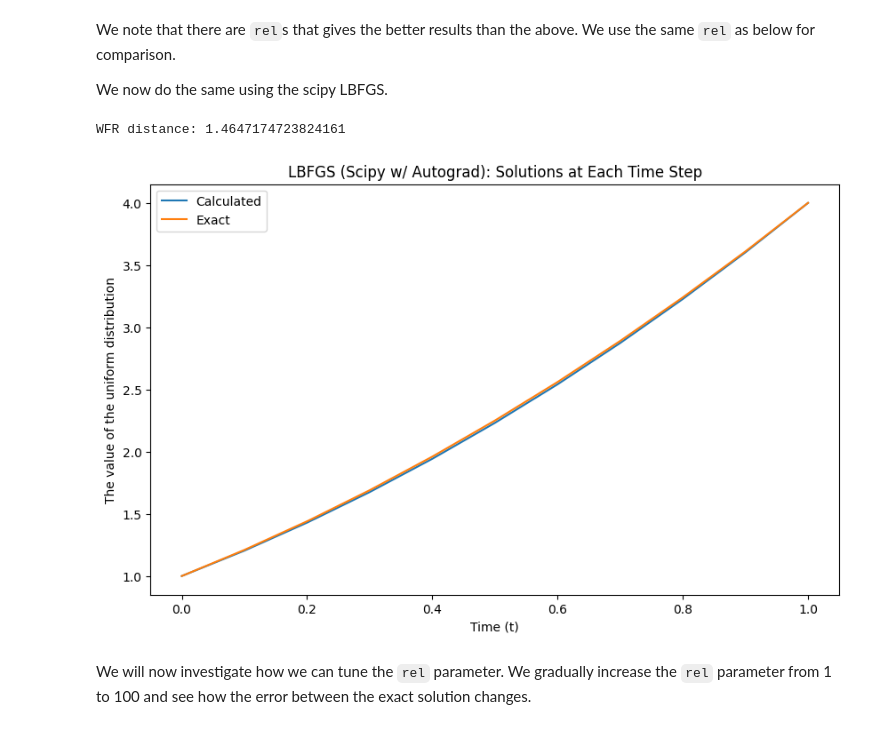
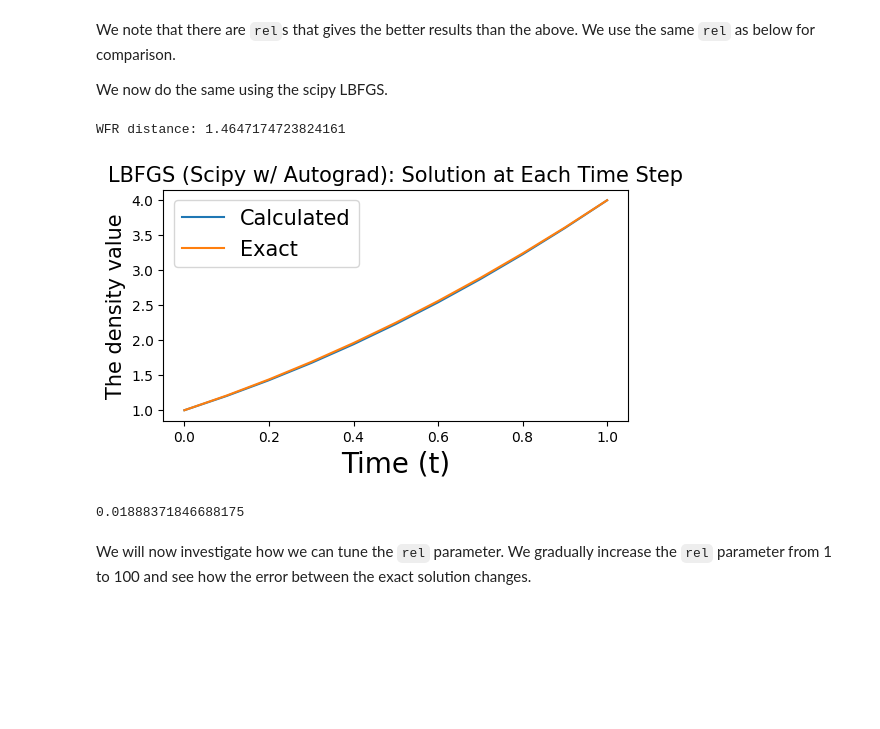
Before and after one commit to mao1756/pdot, a Jupyter notebook: exploratory/wfr_unconstrained_test.ipynb, the cells around one changed output. Cells and saved outputs as stored; diff of their text form; code cells hidden in the pictures; blank space fills up the shorter version.

```diff
--- a/exploratory/wfr_unconstrained_test.ipynb
+++ b/exploratory/wfr_unconstrained_test.ipynb
@@ -139,36 +139,40 @@ We now do the same using the scipy LBFGS.
 # %%
 T = 10
 N = 10
 p1 = np.ones(N)
 p2 = 4*p1
 
 wfr, p, v, z = wfr_grid_scipy(p1,
                             p2,
                             delta=1,
                             rel=70,
                             T=T)
 
 print('WFR distance:', wfr)
 
-# Convert the tensor to a NumPy array
 
 # Create the spatial grid
 t = np.linspace(0, 1, T+1)  # Spatial points
 
 # Plotting
-plt.figure(figsize=(10, 6))
+plt.figure(figsize=(6, 3))
 
 plt.plot(t, p[:, 0], label = 'Calculated')
 plt.plot(t, (t+1)**2, label = 'Exact')
 
-plt.xlabel('Time (t)')
-plt.ylabel('The value of the uniform distribution')
-plt.title('LBFGS (Scipy w/ Autograd): Solutions at Each Time Step')
-plt.legend()
+
+plt.xlabel('Time (t)', fontsize = '20')
+plt.ylabel('The density value', fontsize = '15')
+plt.title('LBFGS (Scipy w/ Autograd): Solution at Each Time Step', fontsize = '15')
+plt.legend(fontsize='15')
 plt.show()
 # %% [output]
 WFR distance: 1.4647174723824161
-[figure, old version]
+[figure, new version]
+# %%
+print(max(np.abs(p[:, 0]-(t+1)**2)))
+# %% [output]
+0.01888371846688175
 # %% [markdown]
 We will now investigate how we can tune the `rel` parameter. We gradually increase the `rel` parameter from 1 to 100 and see how the error between the exact solution changes.
 # %%
```
Also changed, not shown: parts of 18 cells of this notebook, 1 other file.
